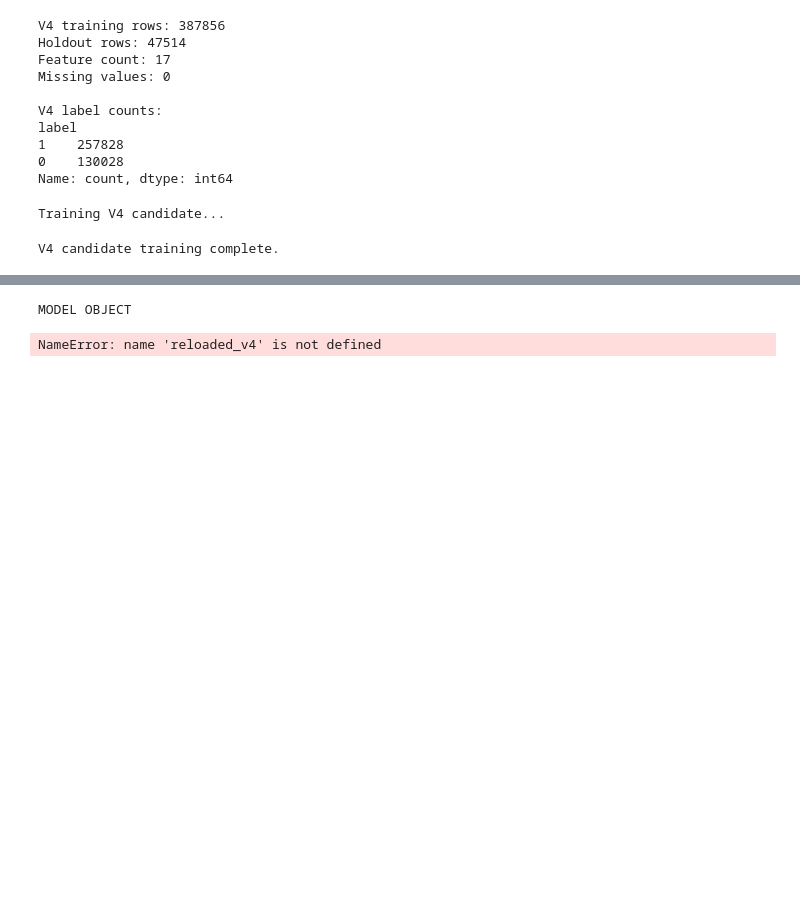
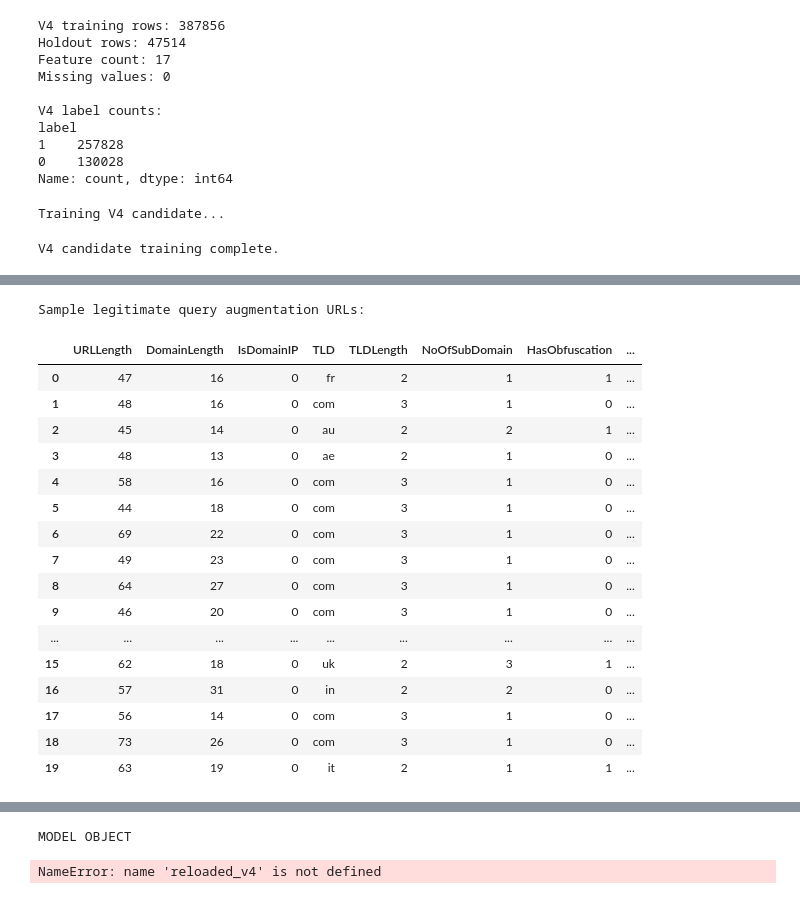
Before and after one commit to swanandiii333/TrustLens-, a Jupyter notebook: notebooks/05_final_production_model.ipynb, the cells around one changed output, grey strips where cells are left out. Saved outputs shown, nothing was run; the diff lists cells and outputs as text; code cells hidden in the pictures; blank space fills up the shorter version.

```diff
--- a/notebooks/05_final_production_model.ipynb
+++ b/notebooks/05_final_production_model.ipynb
@@ -364,0 +592,39 @@ NameError: name 'X_train_final' is not defined
+# %%
+def test_candidate_url(url):
+    features = extract_url_features(url)
+    input_df = pd.DataFrame([features])
+
+    prediction = structural_candidate_pipeline.predict(input_df)[0]
+    probabilities = structural_candidate_pipeline.predict_proba(input_df)[0]
+
+    classes = list(structural_candidate_pipeline.classes_)
+
+    phishing_probability = probabilities[classes.index(0)]
+    legitimate_probability = probabilities[classes.index(1)]
+
+    prediction_label = (
+        "Phishing"
+        if prediction == 0
+        else "Legitimate"
+    )
+
+    print(f"\nURL: {url}")
+    print(f"Prediction: {prediction_label}")
+    print(
+        f"Legitimate: {legitimate_probability:.2%} | "
+        f"Phishing: {phishing_probability:.2%}"
+    )
+# %%
+candidate_test_urls = [
+    "https://www.google.com/maps/@19.1922063,72.9234965,11z?entry=ttu",
+    "https://www.google.com/maps/@19.1922063,72.9234965,11z?entry=ttu&mode=view",
+    "https://www.google.com/maps/@19.1922063,72.9234965,11z?entry=ttu&mode=view&source=browser",
+
+    "https://www.google.com/search?q=hello%20world&page=2",
+    "https://www.google.com/location?lat=19.1922063&lng=72.8777",
+]
+
+print("NEW CANDIDATE MODEL TESTS")
+
+for url in candidate_test_urls:
+    test_candidate_url(url)
@@ -2950,0 +4857,25 @@ V4 candidate training complete.
+# %%
+print("Sample legitimate query augmentation URLs:")
+
+display(
+    better_query_features_df.head(20)
+)
+# %% [output]
+Sample legitimate query augmentation URLs:
+|  | URLLength | DomainLength | IsDomainIP | TLD | TLDLength | NoOfSubDomain | HasObfuscation | ... |
+| 0 | 47 | 16 | 0 | fr | 2 | 1 | 1 | ... |
+| 1 | 48 | 16 | 0 | com | 3 | 1 | 0 | ... |
+| 2 | 45 | 14 | 0 | au | 2 | 2 | 1 | ... |
+| 3 | 48 | 13 | 0 | ae | 2 | 1 | 0 | ... |
+| 4 | 58 | 16 | 0 | com | 3 | 1 | 0 | ... |
+| 5 | 44 | 18 | 0 | com | 3 | 1 | 0 | ... |
+| 6 | 69 | 22 | 0 | com | 3 | 1 | 0 | ... |
+| 7 | 49 | 23 | 0 | com | 3 | 1 | 0 | ... |
+| 8 | 64 | 27 | 0 | com | 3 | 1 | 0 | ... |
+| 9 | 46 | 20 | 0 | com | 3 | 1 | 0 | ... |
+| ... | ... | ... | ... | ... | ... | ... | ... | ... |
+| 15 | 62 | 18 | 0 | uk | 2 | 3 | 1 | ... |
+| 16 | 57 | 31 | 0 | in | 2 | 2 | 0 | ... |
+| 17 | 56 | 14 | 0 | com | 3 | 1 | 0 | ... |
+| 18 | 73 | 26 | 0 | com | 3 | 1 | 0 | ... |
+| 19 | 63 | 19 | 0 | it | 2 | 1 | 1 | ... |
```
Also changed, not shown: parts of 69 cells of this notebook, 15 other files.
